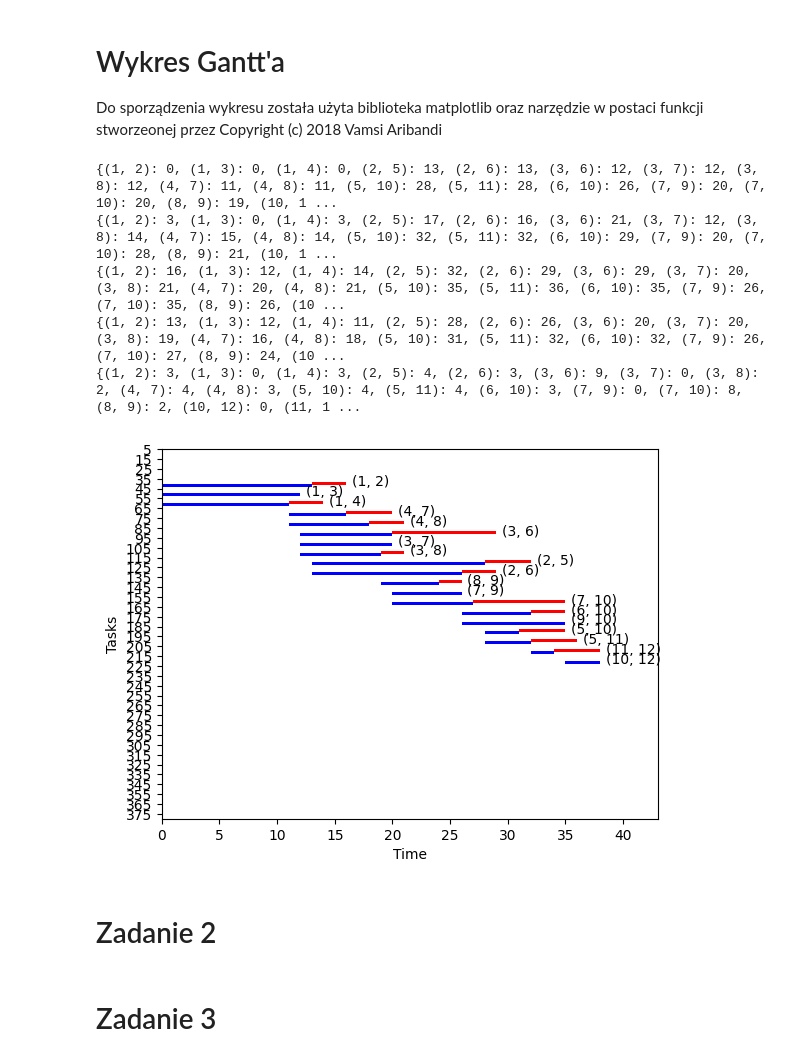
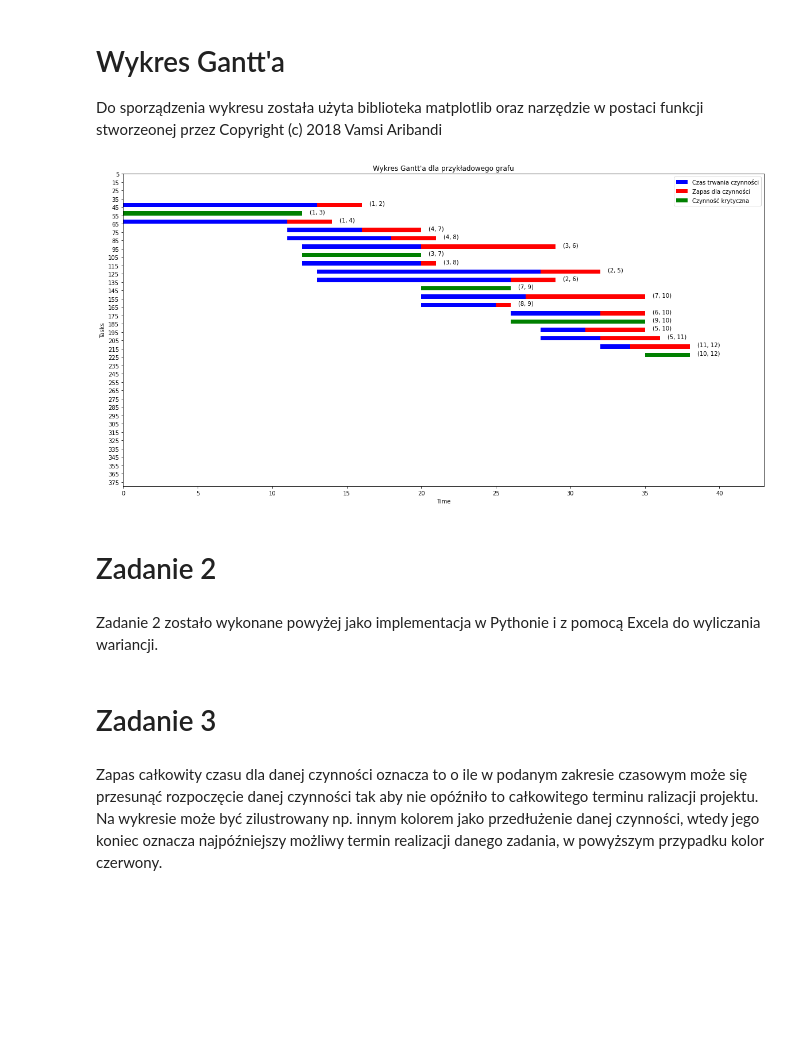
Before and after one commit to JakubStyczen/BO1, a Jupyter notebook: PERT.ipynb, the cells around one changed output. Saved outputs shown, nothing was run; the diff lists cells and outputs as text; code cells hidden in the pictures; blank space fills up the shorter version.

```diff
--- a/PERT.ipynb
+++ b/PERT.ipynb
@@ -157,7 +166,7 @@ prevs = {
     12: [10,11]
 }
 
-crit_path, date, Pw, Kp, Kw, Pp, Zc, duration = PERT(graph, 1, 12)
+crit_path, date, Pw, Kp, Kw, Pp, Zc, duration = PERT(graph, a, prevs, 1, 12)
 print(f'Ścieżka krytyczna to: {crit_path} a termin realizacji to: {date} dni')
 # %% [output]
 Ścieżka krytyczna to: [[1, 3, 7, 9, 10, 12]] a termin realizacji to: 38 dni
@@ -176,42 +191,51 @@ Do sporządzenia wykresu została użyta biblioteka matplotlib oraz narzędzie w
 import matplotlib.pyplot as plt
 def make_gantt_chart(graph, startTimes, completionTimes, durations, slackTimes):
 
     fig, ax = plt.subplots()
+    fig.set_figwidth(20)
+    fig.set_figheight(10)
     y_values = sorted(startTimes.keys(), key = lambda x: startTimes[x])
     y_start = 40
     y_height = 5
     for value in y_values:
-        ax.broken_barh([(startTimes[value], durations[value])], (y_start, y_height-2), facecolors = 'blue')
-        ax.broken_barh([(completionTimes[value], slackTimes[value])], (y_start-2, y_height-2), facecolors = 'red')
+        if slackTimes[value] == 0:
+            facecolor1 = 'green'
+            facecolor2 = 'green'
+        else:
+            facecolor1 = 'blue'
+            facecolor2 = 'red'
+        ax.broken_barh([(startTimes[value], durations[value])], (y_start, y_height), facecolors = facecolor1)
+        ax.broken_barh([(completionTimes[value], slackTimes[value])], (y_start, y_height), facecolors = facecolor2)
         ax.text(completionTimes[value] + slackTimes[value] + 0.5,y_start + y_height/2, value)
         y_start += 10
     ax.set_xlim(0, max(completionTimes.values()) + 5)
     ax.set_ylim(len(durations)*20)
     ax.set_xlabel('Time')
     ax.set_ylabel('Tasks')
+    ax.legend(['Czas trwania czynności', 'Zapas dla czynności', 'Czynność krytyczna'])
+    ax.set_title("Wykres Gantt'a dla przykładowego grafu")
     i = 5
     y_ticks = []
     y_ticklabels = []
     while i < len(durations)*20:
         y_ticks.append(i)
         i += 10
     ax.set_yticks(y_ticks)
     plt.tick_params(
     axis='y',          # changes apply to the x-axis
     which='both',      # both major and minor ticks are affected
     left='off',         # ticks along the top edge are off
     labelleft='off') # labels along the bottom edge are off
     plt.savefig('gantt.png', bbox_inches = 'tight')
     plt.show()
 make_gantt_chart(graph, Pw, Kw, duration, Zc)
 # %% [output]
-{(1, 2): 0, (1, 3): 0, (1, 4): 0, (2, 5): 13, (2, 6): 13, (3, 6): 12, (3, 7): 12, (3, 8): 12, (4, 7): 11, (4, 8): 11, (5, 10): 28, (5, 11): 28, (6, 10): 26, (7, 9): 20, (7, 10): 20, (8, 9): 19, (10, 1 ...
-{(1, 2): 3, (1, 3): 0, (1, 4): 3, (2, 5): 17, (2, 6): 16, (3, 6): 21, (3, 7): 12, (3, 8): 14, (4, 7): 15, (4, 8): 14, (5, 10): 32, (5, 11): 32, (6, 10): 29, (7, 9): 20, (7, 10): 28, (8, 9): 21, (10, 1 ...
-{(1, 2): 16, (1, 3): 12, (1, 4): 14, (2, 5): 32, (2, 6): 29, (3, 6): 29, (3, 7): 20, (3, 8): 21, (4, 7): 20, (4, 8): 21, (5, 10): 35, (5, 11): 36, (6, 10): 35, (7, 9): 26, (7, 10): 35, (8, 9): 26, (10 ...
-{(1, 2): 13, (1, 3): 12, (1, 4): 11, (2, 5): 28, (2, 6): 26, (3, 6): 20, (3, 7): 20, (3, 8): 19, (4, 7): 16, (4, 8): 18, (5, 10): 31, (5, 11): 32, (6, 10): 32, (7, 9): 26, (7, 10): 27, (8, 9): 24, (10 ...
-{(1, 2): 3, (1, 3): 0, (1, 4): 3, (2, 5): 4, (2, 6): 3, (3, 6): 9, (3, 7): 0, (3, 8): 2, (4, 7): 4, (4, 8): 3, (5, 10): 4, (5, 11): 4, (6, 10): 3, (7, 9): 0, (7, 10): 8, (8, 9): 2, (10, 12): 0, (11, 1 ...
-[figure, old version]
+[figure, new version]
 # %% [markdown]
 # Zadanie 2
+# %% [markdown]
+Zadanie 2 zostało wykonane powyżej jako implementacja w Pythonie i z pomocą Excela do wyliczania wariancji.
 # %% [markdown]
 # Zadanie 3
+# %% [markdown]
+Zapas całkowity czasu dla danej czynności oznacza to o ile w podanym zakresie czasowym może się przesunąć rozpoczęcie danej czynności tak aby nie opóźniło to całkowitego terminu ralizacji projektu. Na wykresie może być zilustrowany np. innym kolorem jako przedłużenie danej czynności, wtedy jego koniec oznacza najpóźniejszy możliwy termin realizacji danego zadania, w powyższym przypadku kolor czerwony.
```
Also changed, not shown: parts of 2 cells of this notebook, 14 other files.
